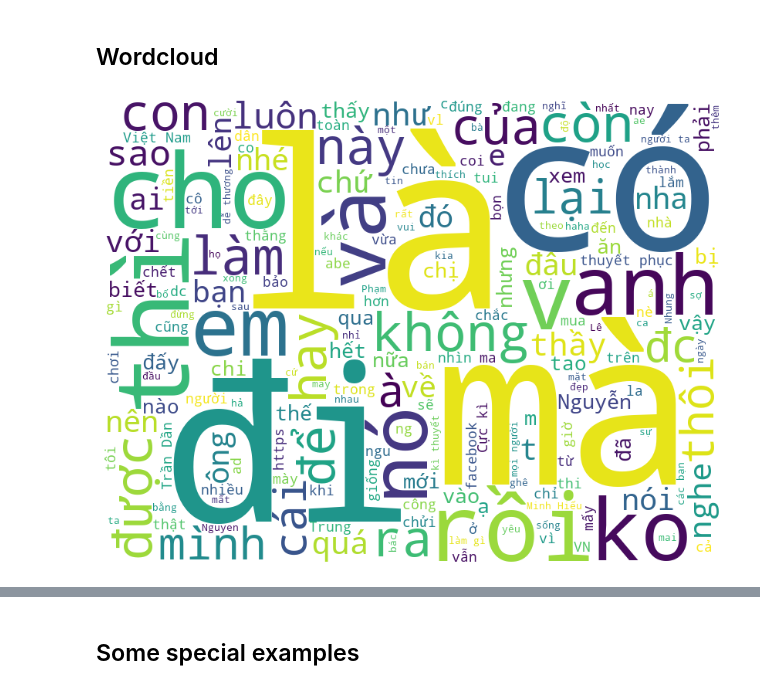
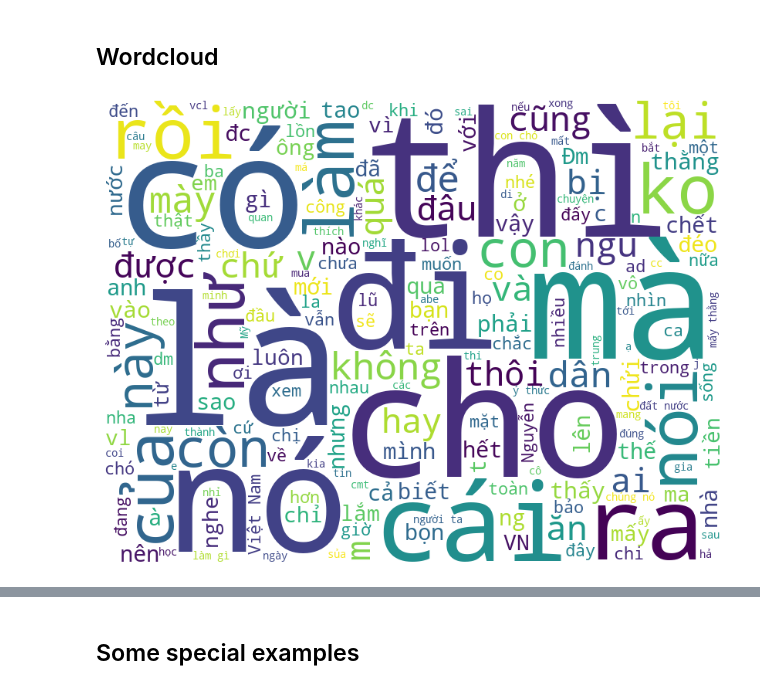
Before and after one commit to VoidKeishi/Vi-Hate-Speech-Detection, a Jupyter notebook: Explore/explore_vihsd.ipynb, the cells around one changed output, grey strips where cells are left out. Saved outputs shown, nothing was run; the diff lists cells and outputs as text; code cells hidden in the pictures.

```diff
--- a/Explore/explore_vihsd.ipynb
+++ b/Explore/explore_vihsd.ipynb
@@ -153,22 +153,23 @@ plt.show()
 [figure]
 # %% [markdown]
 ## Wordcloud
+# %%
+# Join all the text in 'free_text' into a single string
+toxic_text = ' '.join(data[data['label_id'].isin([1, 2])]['free_text'])
+nontoxic_text = ' '.join(data[data['label_id'] == 0]['free_text'])
 # %%
-# Join all the text in 'free_text' into a single string
-text = ' '.join(data['free_text'])
-
-# Create a WordCloud object
+# Toxic observations
 wordcloud = WordCloud(width=800, height=600,
                       background_color='white',
                       stopwords=None,
-                      min_font_size=10).generate(text)
+                      min_font_size=10).generate(toxic_text)
 
 # Plot the WordCloud image
 plt.figure(figsize=(8, 8), facecolor=None)
 plt.imshow(wordcloud)
 plt.axis("off")
 plt.tight_layout(pad=0)
 
 plt.show()
 # %% [output]
-[figure, old version]
+[figure, new version]
```
Also changed, not shown: parts of 1 cell of this notebook, 1 other file.
